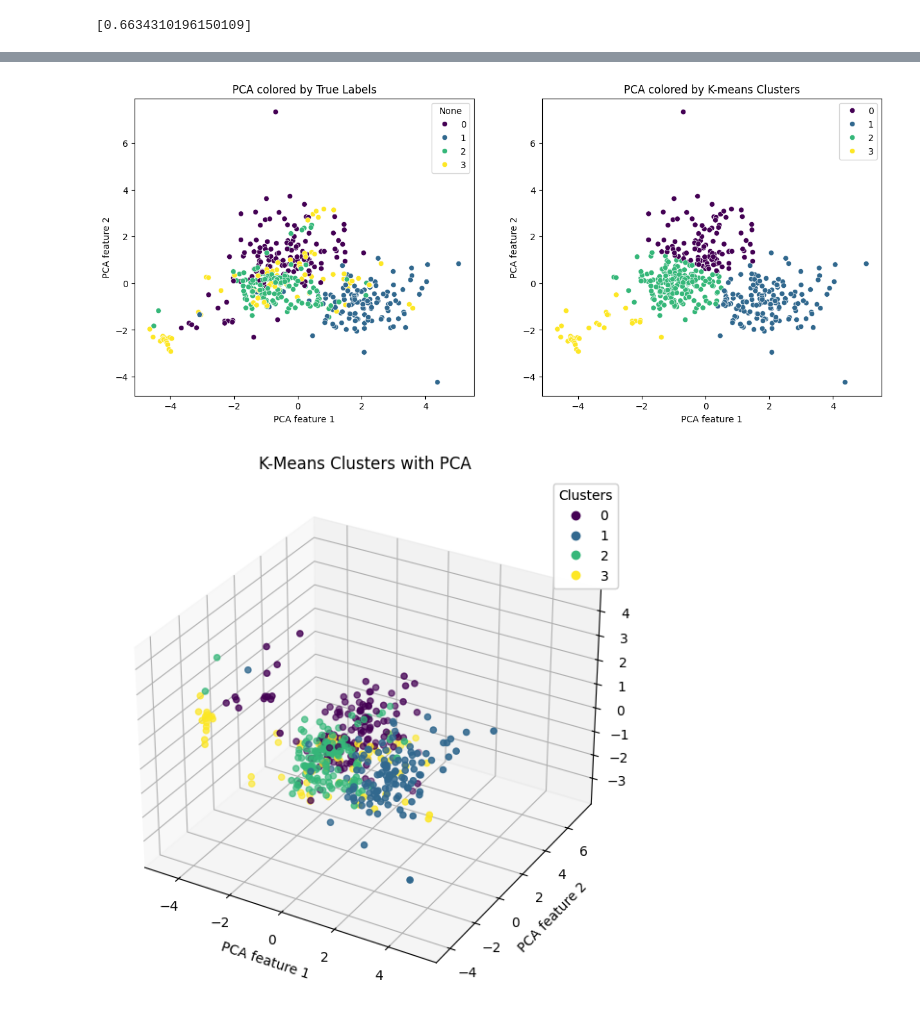
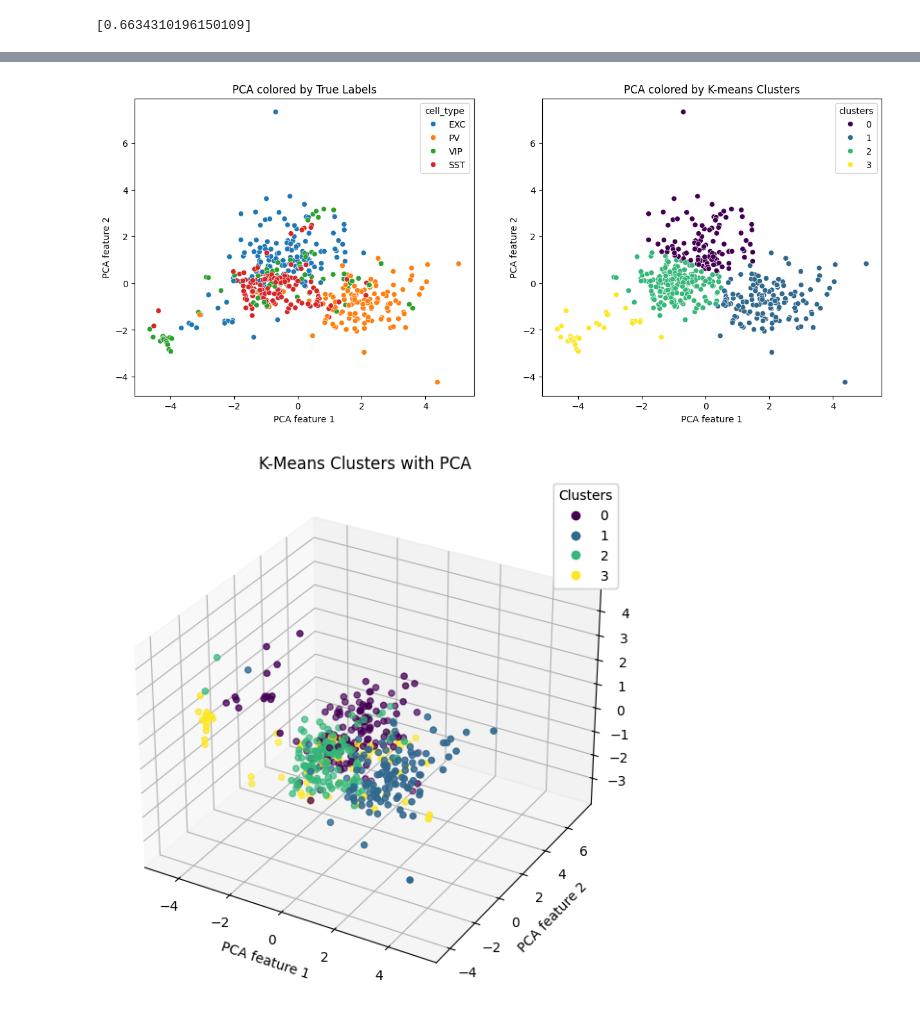
Before and after one commit to mariscoglio/bio482_cell_classifier, a Jupyter notebook: unsupervised.ipynb, the cells around one changed output, grey strips where cells are left out. Drawn from its saved outputs; the diff is of its cells as text; code cells hidden in the pictures.

```diff
--- a/unsupervised.ipynb
+++ b/unsupervised.ipynb
@@ -308,3 +310,6 @@ weighted avg       0.68      0.69      0.66       497
 scores
 # %% [output]
 [0.6634310196150109]
+# %%
+mc=pd.DataFrame()
+mc['clusters'] = mapped_clusters
@@ -311,27 +332,26 @@ scores
 # %%
 import seaborn as sns
 
 # cluster_to_label_mapping = {0: 'EXC', 1: 'PV', 3: 'SST', 2: 'VIP'}
 # mapped_clusters = np.array([cluster_to_label_mapping[cluster] for cluster in clusters])
 
 # Plotting
 fig, axes = plt.subplots(1, 2, figsize=(15, 6))
-
 # Plot for true labels
-sns.scatterplot(x=data_pca[:, 0], y=data_pca[:, 1], hue=labels, palette='viridis', ax=axes[0])
+sns.scatterplot(x=data_pca[:, 0], y=data_pca[:, 1], hue=raw_data["cell_type"], palette='tab10', ax=axes[0])
 axes[0].set_title('PCA colored by True Labels')
 axes[0].set_xlabel('PCA feature 1')
 axes[0].set_ylabel('PCA feature 2')
 
 # Plot for k-means clusters
-sns.scatterplot(x=data_pca[:, 0], y=data_pca[:, 1], hue=mapped_clusters, palette='viridis', ax=axes[1])
+sns.scatterplot(x=data_pca[:, 0], y=data_pca[:, 1], hue=mc['clusters'], palette='viridis', ax=axes[1])
 axes[1].set_title('PCA colored by K-means Clusters')
 axes[1].set_xlabel('PCA feature 1')
 axes[1].set_ylabel('PCA feature 2')
-
+plt.savefig('ProjectFigures/Compare PCA 2D.png')
 plt.show()
 # %% [output]
-[figure, old version]
+[figure, new version]
 # %%
 # Step 1: Dimensionality Reduction using PCA
 pca3d = PCA(n_components=3, random_state=seed)  # Retain 95% of the variance
```
Also changed, not shown: parts of 20 cells of this notebook.
